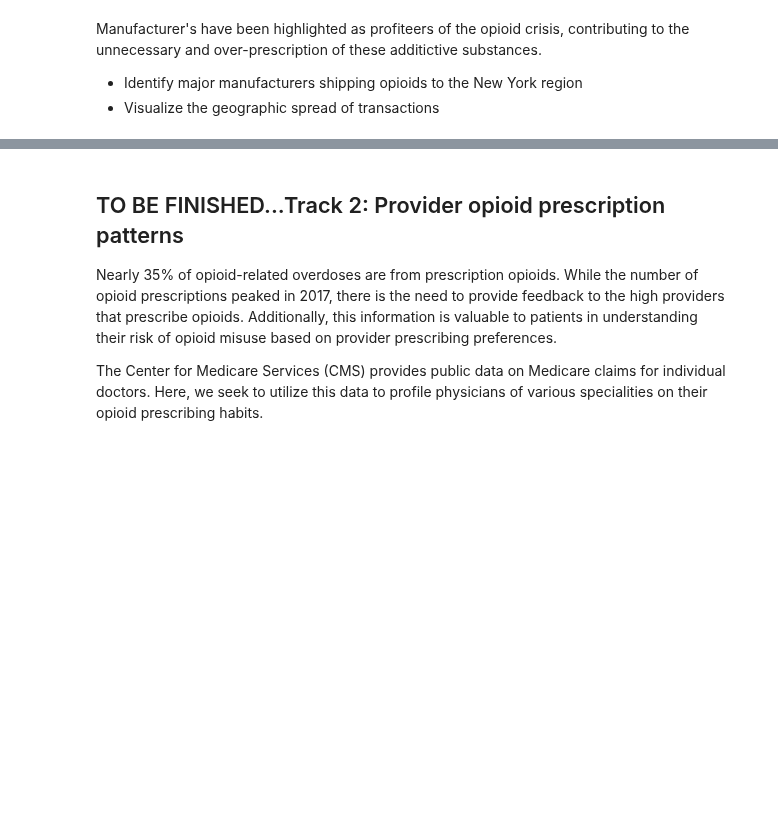
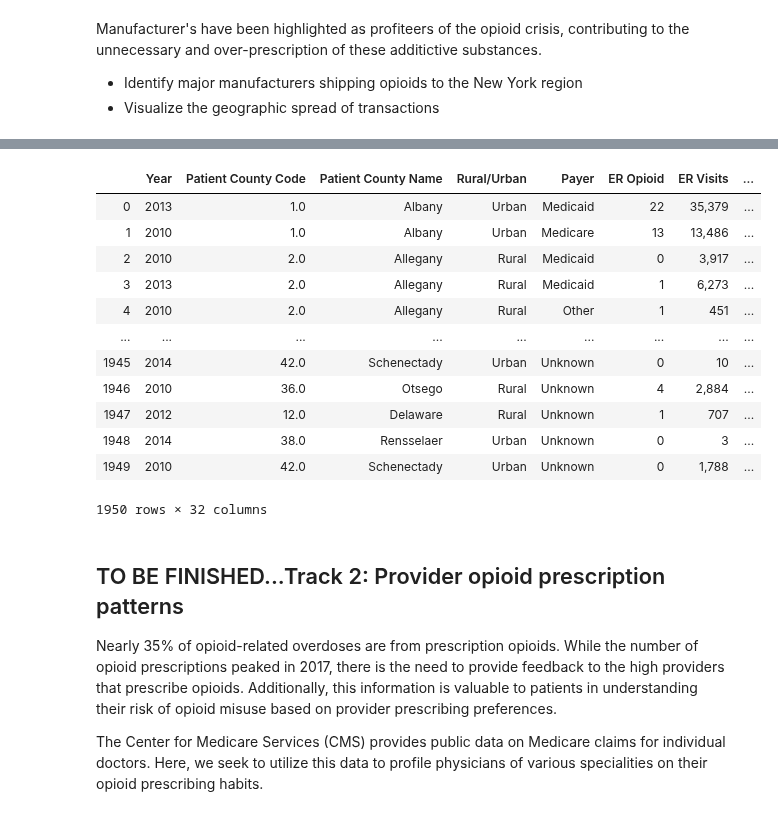
Before and after one commit to jessicambs/hacknights, a Jupyter notebook: opioid-analytics/01_opioid-distribution-prescription-patterns.ipynb, the cells around one changed output, grey strips where cells are left out. Cells and saved outputs as stored; diff of their text form; code cells hidden in the pictures; blank space fills up the shorter version.

```diff
--- a/opioid-analytics/01_opioid-distribution-prescription-patterns.ipynb
+++ b/opioid-analytics/01_opioid-distribution-prescription-patterns.ipynb
@@ -247,3 +328,7 @@ There is a need to provide greater resources for free naloxone and safe injectio
 Manufacturer's have been highlighted as profiteers of the opioid crisis, contributing to the unnecessary and over-prescription of these additictive substances.
 - Identify major manufacturers shipping opioids to the New York region
 - Visualize the geographic spread of transactions
+# %%
+deaths = pd.read_csv('data/opioid_data/NYS-Vital_Statistics_Opioid-Related_Deaths_by_County_2003.csv')
+visits = pd.read_csv('data/opioid_data/NYS-All_Payer_Opioid-Related_Facility_Visits_2010_SPARCS.csv')
+burden = pd.read_csv('data/opioid_data/NYS-Opioid_exportData.csv')
@@ -250,3 +351,19 @@ Manufacturer's have been highlighted as profiteers of the opioid crisis, contrib
+# %%
+visits
+# %% [output]
+|  | Year | Patient County Code | Patient County Name | Rural/Urban | Payer | ER Opioid | ER Visits | ... |
+| 0 | 2013 | 1.0 | Albany | Urban | Medicaid | 22 | 35,379 | ... |
+| 1 | 2010 | 1.0 | Albany | Urban | Medicare | 13 | 13,486 | ... |
+| 2 | 2010 | 2.0 | Allegany | Rural | Medicaid | 0 | 3,917 | ... |
+| 3 | 2013 | 2.0 | Allegany | Rural | Medicaid | 1 | 6,273 | ... |
+| 4 | 2010 | 2.0 | Allegany | Rural | Other | 1 | 451 | ... |
+| ... | ... | ... | ... | ... | ... | ... | ... | ... |
+| 1945 | 2014 | 42.0 | Schenectady | Urban | Unknown | 0 | 10 | ... |
+| 1946 | 2010 | 36.0 | Otsego | Rural | Unknown | 4 | 2,884 | ... |
+| 1947 | 2012 | 12.0 | Delaware | Rural | Unknown | 1 | 707 | ... |
+| 1948 | 2014 | 38.0 | Rensselaer | Urban | Unknown | 0 | 3 | ... |
+| 1949 | 2010 | 42.0 | Schenectady | Urban | Unknown | 0 | 1,788 | ... |
+1950 rows × 32 columns
 # %% [markdown]
 ## TO BE FINISHED...Track 2: Provider opioid prescription patterns
 
```
Also changed, not shown: parts of 16 cells of this notebook.
